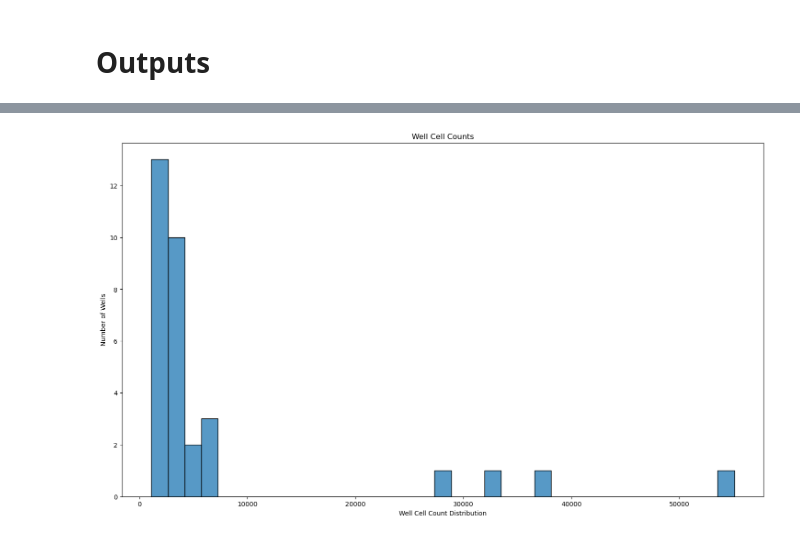
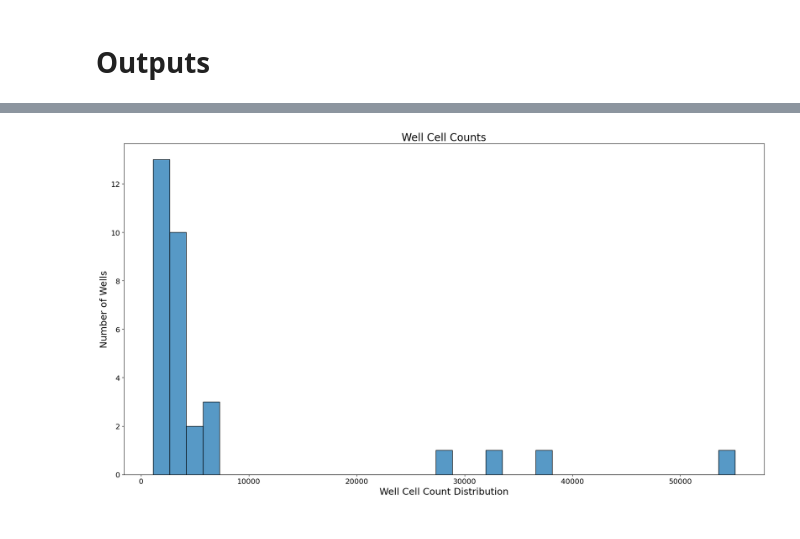
Before and after one commit to WayScience/nuclear_speckles_analysis, a Jupyter notebook: 0.data_analysis_and_processing/cell_count_analysis/well_cell_count_analysis.ipynb, the cells around one changed output, grey strips where cells are left out. Drawn from its saved outputs; the diff is of its cells as text; code cells hidden in the pictures.

Commit message:
Modified cell count distribution figures from pr comments

```diff
--- a/0.data_analysis_and_processing/cell_count_analysis/well_cell_count_analysis.ipynb
+++ b/0.data_analysis_and_processing/cell_count_analysis/well_cell_count_analysis.ipynb
@@ -60,10 +60,13 @@ print(micdf)
 # %%
 plt.figure(figsize=(18, 10))
 sns.histplot(data=micdf, x="Metadata_Cell_Count", kde=False)
-plt.xlabel("Well Cell Count Distribution")
-plt.ylabel("Number of Wells")
-plt.title("Well Cell Counts")
+plt.xlabel("Well Cell Count Distribution", fontsize=18)
+plt.ylabel("Number of Wells", fontsize=18)
+plt.xticks(fontsize=14)
+plt.yticks(fontsize=14)
+plt.title("Well Cell Counts", fontsize=20)
+plt.tight_layout()
 
 plt.savefig(cell_count_path / "well_cell_counts.png")
 # %% [output]
-[figure, old version]
+[figure, new version]
```
Also changed, not shown: 2 other files.
